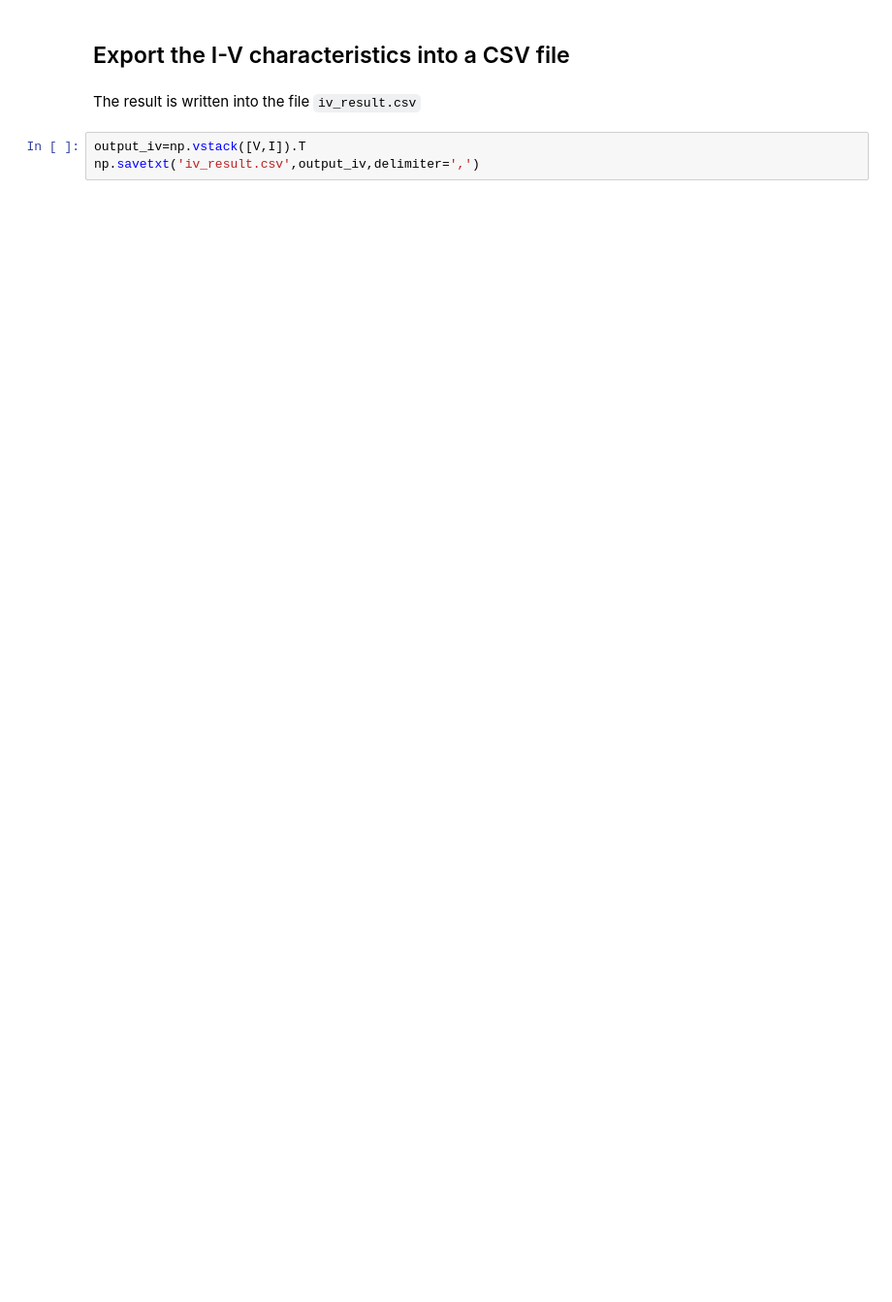
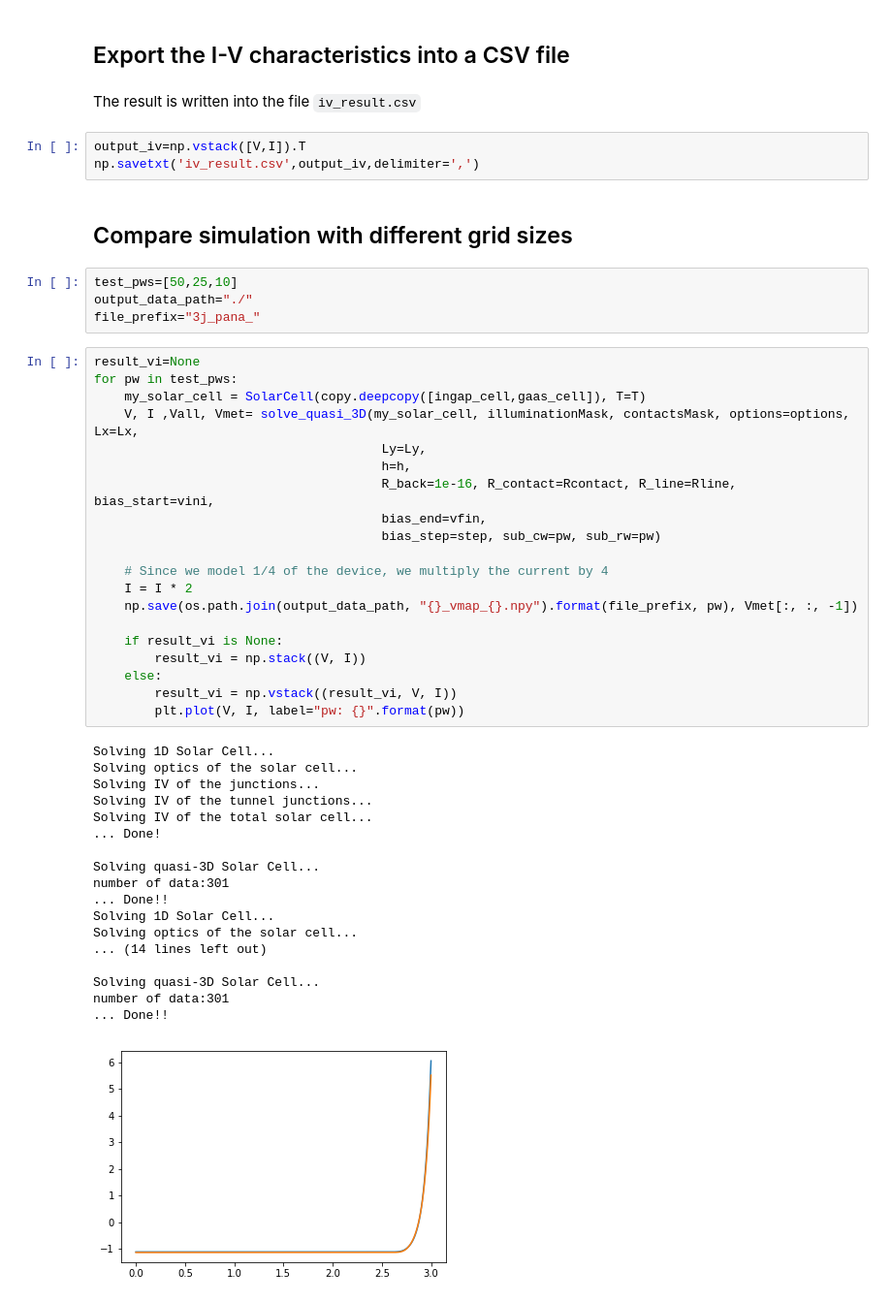
Before and after one commit to kanhua/pypvcircuit, a Jupyter notebook: network simulation starter v3.ipynb, the cells around one changed output. Shown: that part at 97% size. Cells and saved outputs as stored; diff of their text form; blank space fills up the shorter version.

Commit message:
test: revsied the demonstration code and and unit tests

```diff
--- a/network simulation starter v3.ipynb
+++ b/network simulation starter v3.ipynb
@@ -235,3 +237,48 @@
 # %%
 output_iv=np.vstack([V,I]).T
 np.savetxt('iv_result.csv',output_iv,delimiter=',')
+# %% [markdown]
+## Compare simulation with different grid sizes
+# %%
+test_pws=[50,25,10]
+output_data_path="./"
+file_prefix="3j_pana_"
+# %%
+result_vi=None
+for pw in test_pws:
+    my_solar_cell = SolarCell(copy.deepcopy([ingap_cell,gaas_cell]), T=T)
+    V, I ,Vall, Vmet= solve_quasi_3D(my_solar_cell, illuminationMask, contactsMask, options=options, Lx=Lx,
+                                      Ly=Ly,
+                                      h=h,
+                                      R_back=1e-16, R_contact=Rcontact, R_line=Rline, bias_start=vini,
+                                      bias_end=vfin,
+                                      bias_step=step, sub_cw=pw, sub_rw=pw)
+
+    # Since we model 1/4 of the device, we multiply the current by 4
+    I = I * 2
+    np.save(os.path.join(output_data_path, "{}_vmap_{}.npy").format(file_prefix, pw), Vmet[:, :, -1])
+
+    if result_vi is None:
+        result_vi = np.stack((V, I))
+    else:
+        result_vi = np.vstack((result_vi, V, I))
+        plt.plot(V, I, label="pw: {}".format(pw))
+# %% [output]
+Solving 1D Solar Cell...
+Solving optics of the solar cell...
+Solving IV of the junctions...
+Solving IV of the tunnel junctions...
+Solving IV of the total solar cell...
+... Done!
+
+Solving quasi-3D Solar Cell...
+number of data:301
+... Done!!
+Solving 1D Solar Cell...
+Solving optics of the solar cell...
+... (14 lines left out)
+
+Solving quasi-3D Solar Cell...
+number of data:301
+... Done!!
+[figure, added]
```
Also changed, not shown: parts of 12 cells of this notebook, 3 other files.
